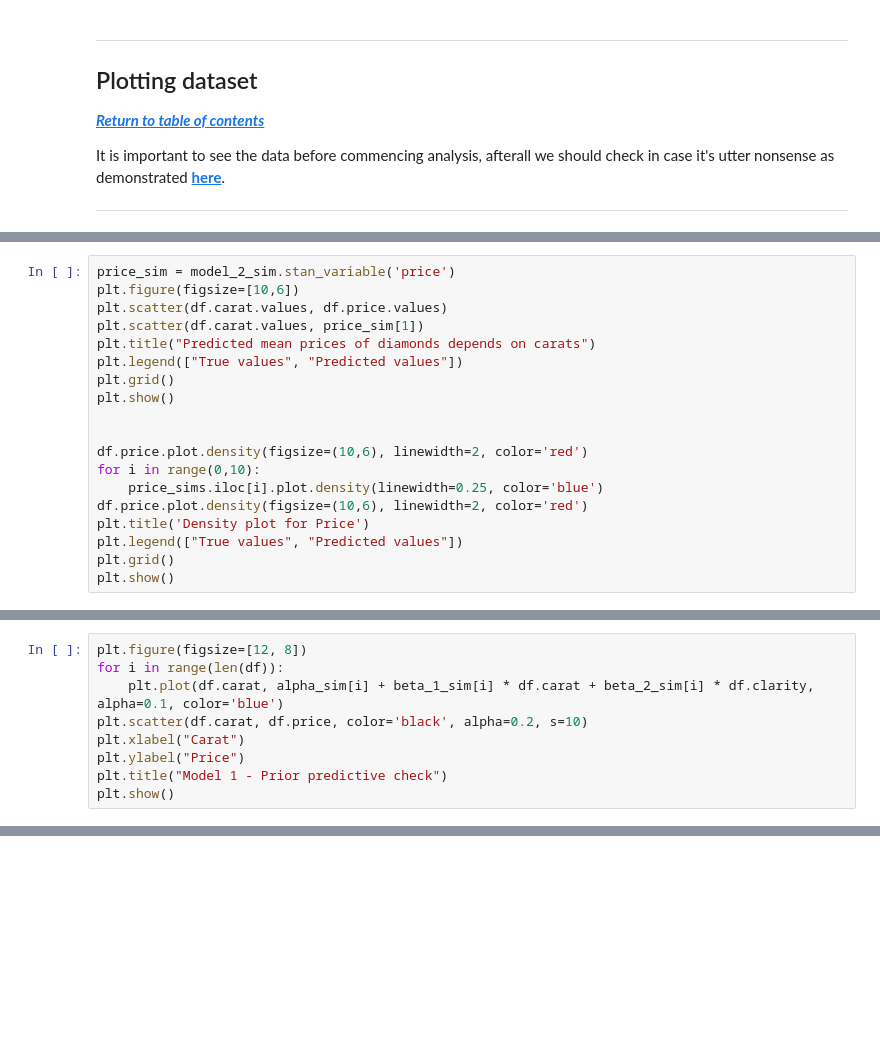
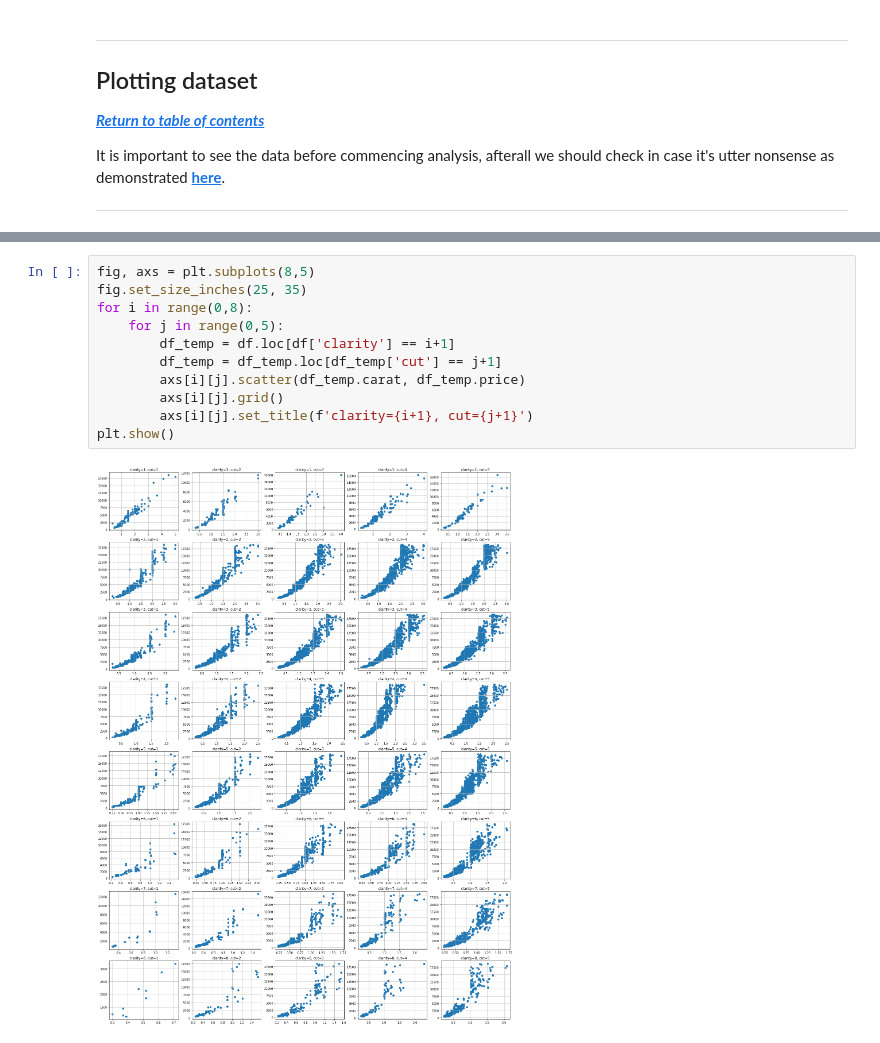
Before and after one commit to Mar-Ber/DA_DiamondModel, a Jupyter notebook: analysis.ipynb, the cells around one changed output, grey strips where cells are left out. Cells and saved outputs as stored; diff of their text form; blank space fills up the shorter version.

```diff
--- a/analysis.ipynb
+++ b/analysis.ipynb
@@ -675,19 +155,0 @@ print(price_sims)
-# %%
-price_sim = model_2_sim.stan_variable('price')
-plt.figure(figsize=[10,6])
-plt.scatter(df.carat.values, df.price.values)
-plt.scatter(df.carat.values, price_sim[1])
-plt.title("Predicted mean prices of diamonds depends on carats")
-plt.legend(["True values", "Predicted values"])
-plt.grid()
-plt.show()
-
-
-df.price.plot.density(figsize=(10,6), linewidth=2, color='red')
-for i in range(0,10):
-    price_sims.iloc[i].plot.density(linewidth=0.25, color='blue')
-df.price.plot.density(figsize=(10,6), linewidth=2, color='red')
-plt.title('Density plot for Price')
-plt.legend(["True values", "Predicted values"])
-plt.grid()
-plt.show()
@@ -767,9 +155,0 @@ az.summary(model_2_sim, var_names=['alpha','beta_1','beta_2','sigma'], round_to=
-# %%
-plt.figure(figsize=[12, 8])
-for i in range(len(df)):
-    plt.plot(df.carat, alpha_sim[i] + beta_1_sim[i] * df.carat + beta_2_sim[i] * df.clarity, alpha=0.1, color='blue')
-plt.scatter(df.carat, df.price, color='black', alpha=0.2, s=10)
-plt.xlabel("Carat")
-plt.ylabel("Price")
-plt.title("Model 1 - Prior predictive check")
-plt.show()
@@ -868,0 +165,13 @@ Comparing the models, can agree with the results that the polynomial regression
+# %%
+fig, axs = plt.subplots(8,5)
+fig.set_size_inches(25, 35)
+for i in range(0,8):
+    for j in range(0,5):
+        df_temp = df.loc[df['clarity'] == i+1]
+        df_temp = df_temp.loc[df_temp['cut'] == j+1]
+        axs[i][j].scatter(df_temp.carat, df_temp.price)
+        axs[i][j].grid()
+        axs[i][j].set_title(f'clarity={i+1}, cut={j+1}')
+plt.show()
+# %% [output]
+[figure, added]
```
Also changed, not shown: parts of 49 cells of this notebook, 26 other files.
